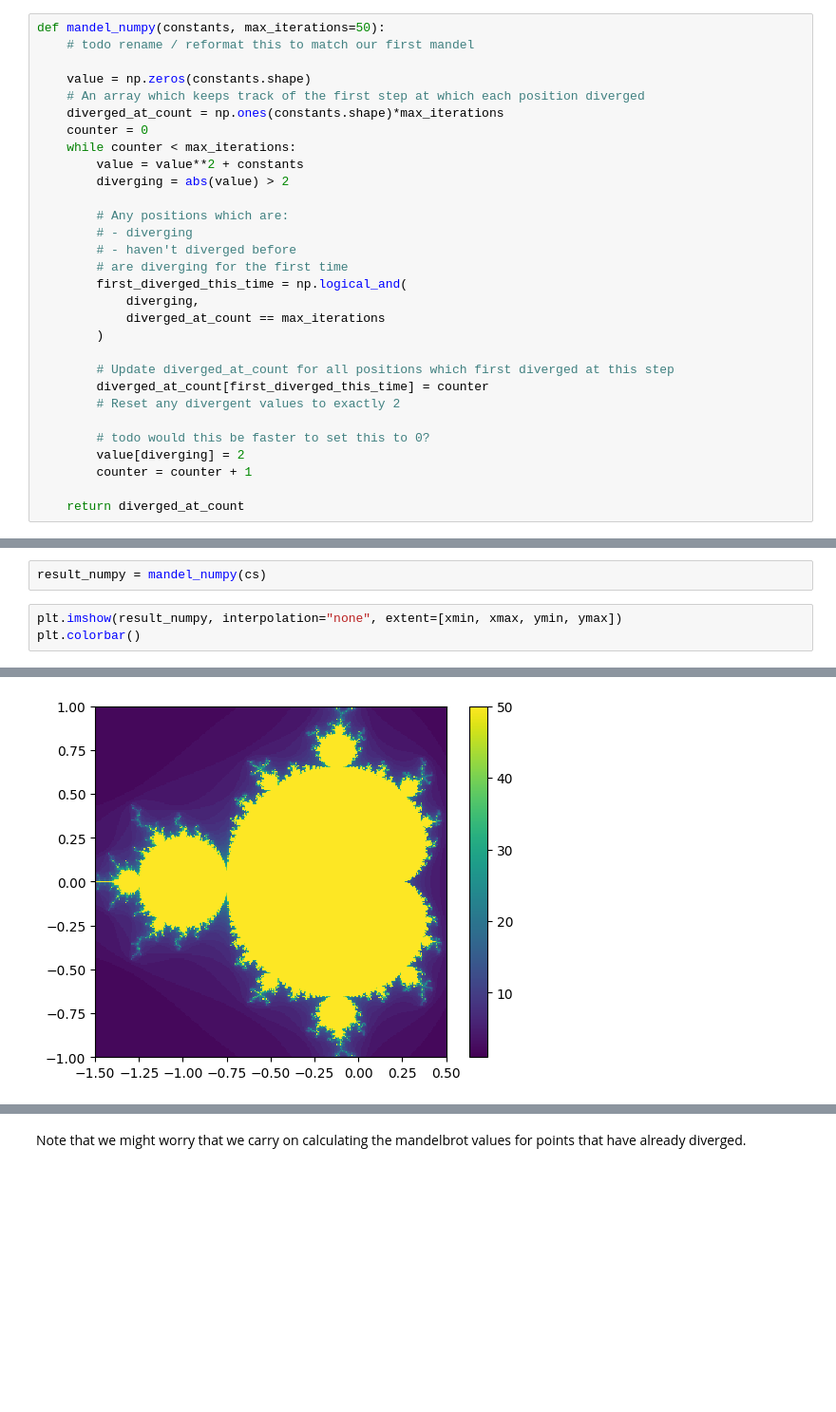
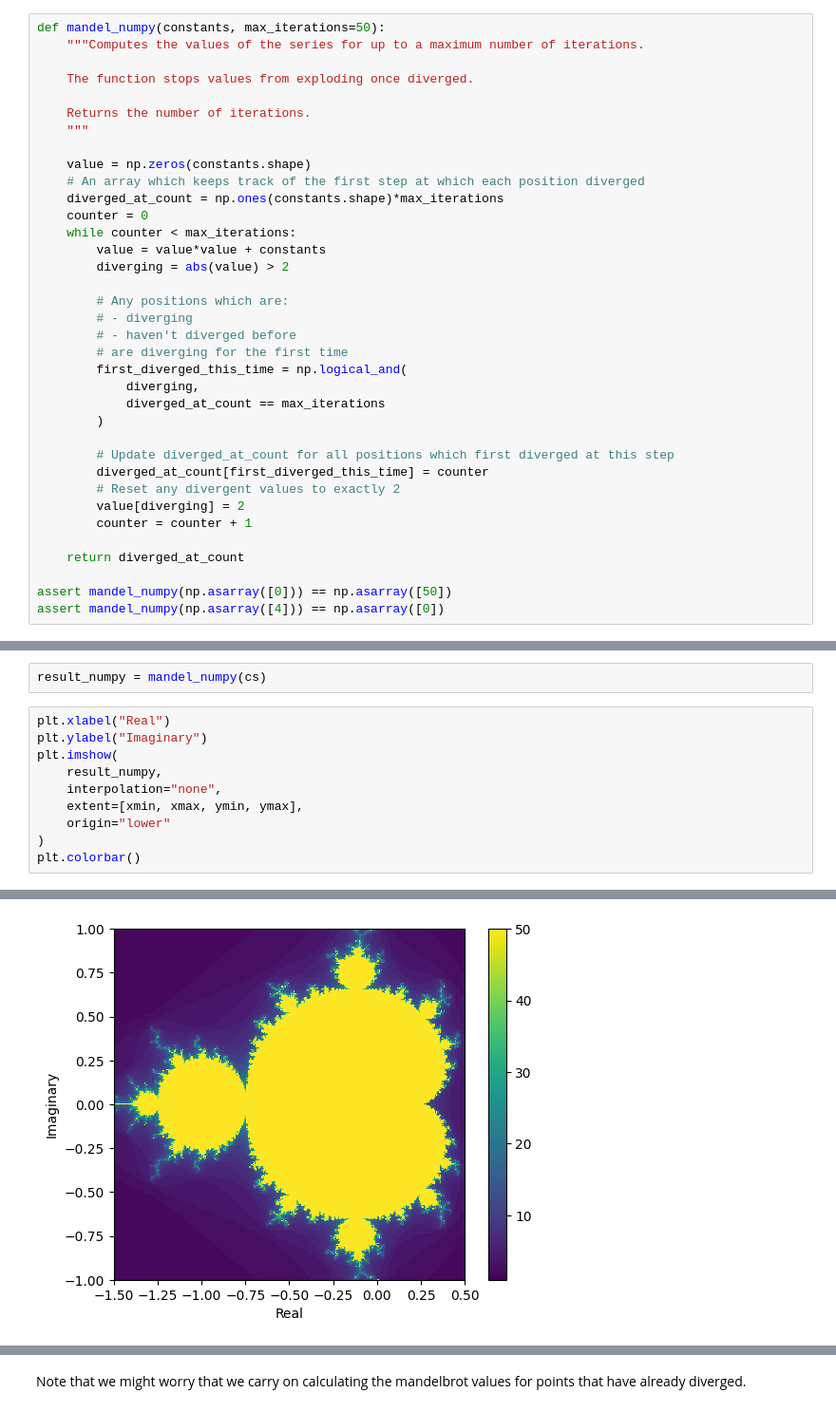
Before and after one commit to alan-turing-institute/rse-course, a Jupyter notebook: module09_programming_for_speed/09_02_optimising_with_numpy.ipynb, the cells around one changed output, grey strips where cells are left out. Shown at 95% size. Saved outputs shown, nothing was run; the diff lists cells and outputs as text; blank space fills up the shorter version.

```diff
--- a/module09_programming_for_speed/09_02_optimising_with_numpy.ipynb
+++ b/module09_programming_for_speed/09_02_optimising_with_numpy.ipynb
@@ -214,14 +222,19 @@ The function `mandel_binary` runs on an array and is faster than our previous im
 It would be nice if the function returned, as before, the number of iterations that were performed. Let's modify the function to do exactly that:
 # %%
 def mandel_numpy(constants, max_iterations=50):
-    # todo rename / reformat this to match our first mandel
+    """Computes the values of the series for up to a maximum number of iterations.
+
+    The function stops values from exploding once diverged.
+
+    Returns the number of iterations.
+    """
 
     value = np.zeros(constants.shape)
     # An array which keeps track of the first step at which each position diverged
     diverged_at_count = np.ones(constants.shape)*max_iterations
     counter = 0
     while counter < max_iterations:
-        value = value**2 + constants
+        value = value*value + constants
         diverging = abs(value) > 2
 
         # Any positions which are:
@@ -236,9 +249,10 @@ def mandel_numpy(constants, max_iterations=50):
         # Update diverged_at_count for all positions which first diverged at this step
         diverged_at_count[first_diverged_this_time] = counter
         # Reset any divergent values to exactly 2
-
-        # todo would this be faster to set this to 0?
         value[diverging] = 2
         counter = counter + 1
 
     return diverged_at_count
+
+assert mandel_numpy(np.asarray([0])) == np.asarray([50])
+assert mandel_numpy(np.asarray([4])) == np.asarray([0])
@@ -271,8 +264,15 @@ mandel_numpy(cs)
 # %%
 result_numpy = mandel_numpy(cs)
 # %%
-plt.imshow(result_numpy, interpolation="none", extent=[xmin, xmax, ymin, ymax])
+plt.xlabel("Real")
+plt.ylabel("Imaginary")
+plt.imshow(
+    result_numpy,
+    interpolation="none",
+    extent=[xmin, xmax, ymin, ymax],
+    origin="lower"
+)
 plt.colorbar()
 # %% [output]
 <matplotlib.colorbar.Colorbar at 0x...>
-[figure, old version]
+[figure, new version]
```
Also changed, not shown: parts of 31 cells of this notebook, 4 other files.
